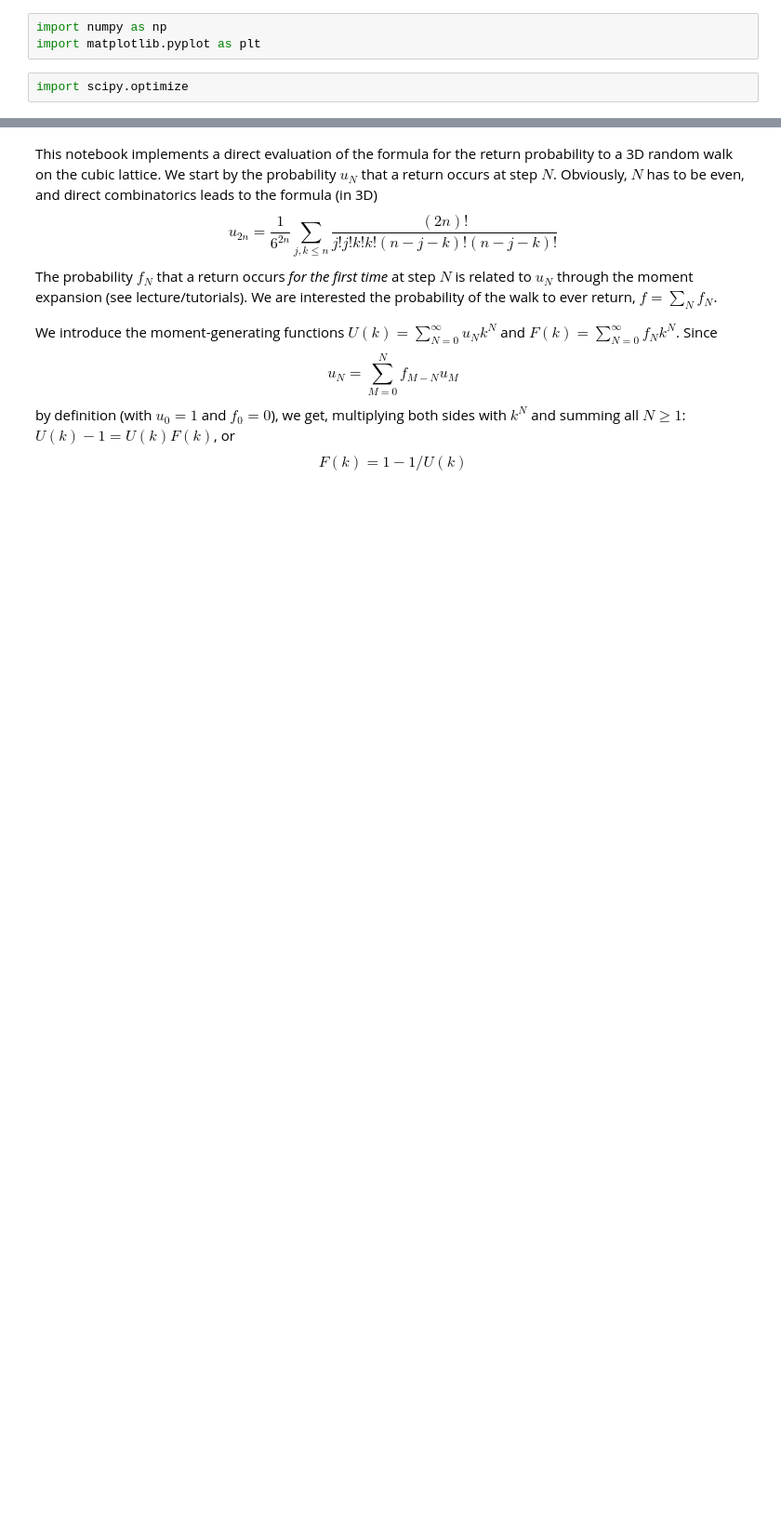
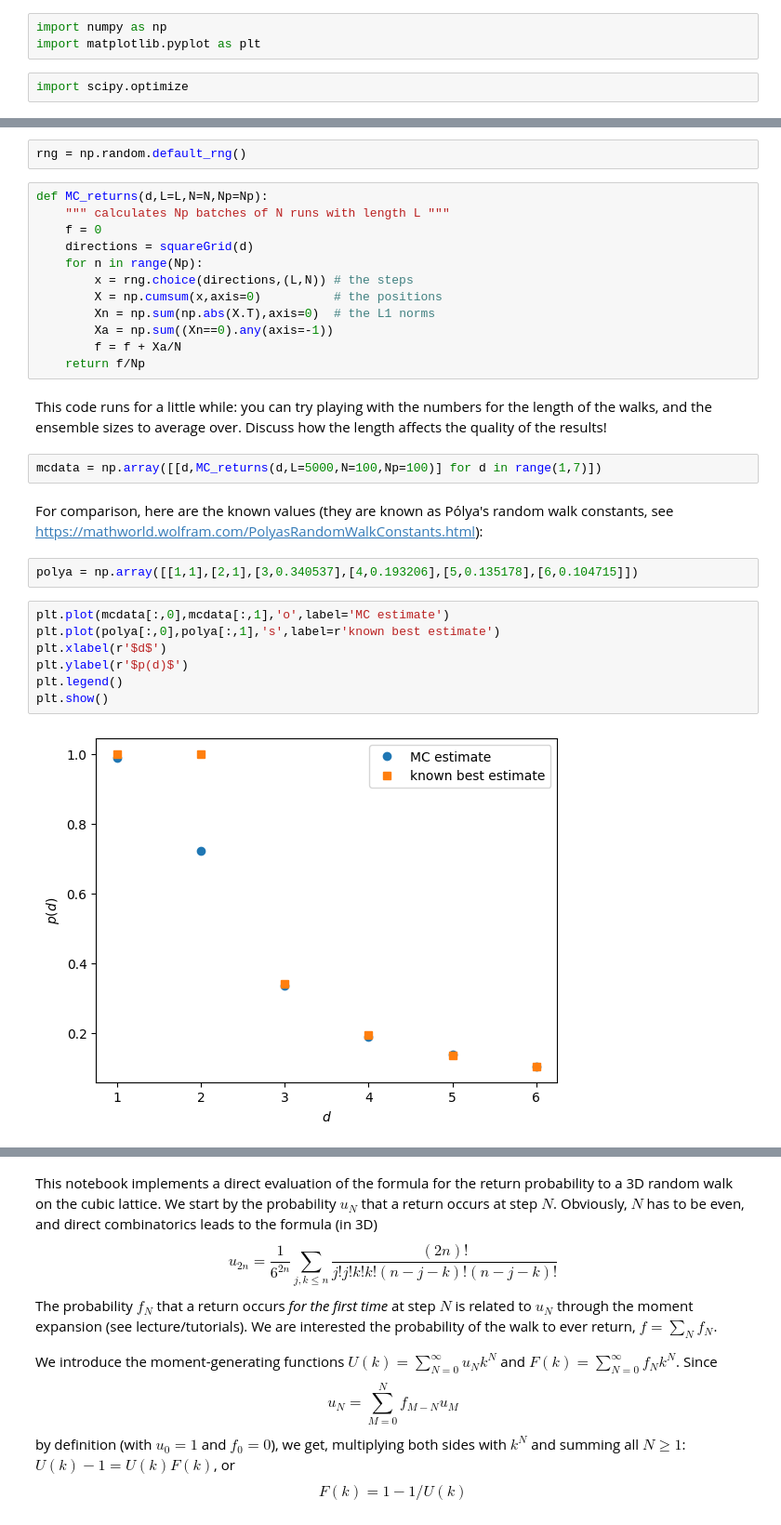
Before and after one commit to thvoigtmann/stochastic-processes, a Jupyter notebook: return-to-origin.ipynb, the cells around one changed output, grey strips where cells are left out. Shown at 93% size. Saved outputs shown, nothing was run; the diff lists cells and outputs as text; blank space fills up the shorter version.

Commit message:
Added naive Monte Carlo estimates.

```diff
--- a/return-to-origin.ipynb
+++ b/return-to-origin.ipynb
@@ -7,0 +17,31 @@ import scipy.optimize
+# %%
+rng = np.random.default_rng()
+# %%
+def MC_returns(d,L=L,N=N,Np=Np):
+    """ calculates Np batches of N runs with length L """
+    f = 0
+    directions = squareGrid(d)
+    for n in range(Np):
+        x = rng.choice(directions,(L,N)) # the steps
+        X = np.cumsum(x,axis=0)          # the positions
+        Xn = np.sum(np.abs(X.T),axis=0)  # the L1 norms
+        Xa = np.sum((Xn==0).any(axis=-1))
+        f = f + Xa/N
+    return f/Np
+# %% [markdown]
+This code runs for a little while: you can try playing with the numbers for the length of the walks, and the ensemble sizes to average over. Discuss how the length affects the quality of the results!
+# %%
+mcdata = np.array([[d,MC_returns(d,L=5000,N=100,Np=100)] for d in range(1,7)])
+# %% [markdown]
+For comparison, here are the known values (they are known as Pólya's random walk constants, see https://mathworld.wolfram.com/PolyasRandomWalkConstants.html):
+# %%
+polya = np.array([[1,1],[2,1],[3,0.340537],[4,0.193206],[5,0.135178],[6,0.104715]])
+# %%
+plt.plot(mcdata[:,0],mcdata[:,1],'o',label='MC estimate')
+plt.plot(polya[:,0],polya[:,1],'s',label=r'known best estimate')
+plt.xlabel(r'$d$')
+plt.ylabel(r'$p(d)$')
+plt.legend()
+plt.show()
+# %% [output]
+[figure, added]
```
Also changed, not shown: parts of 14 cells of this notebook.
